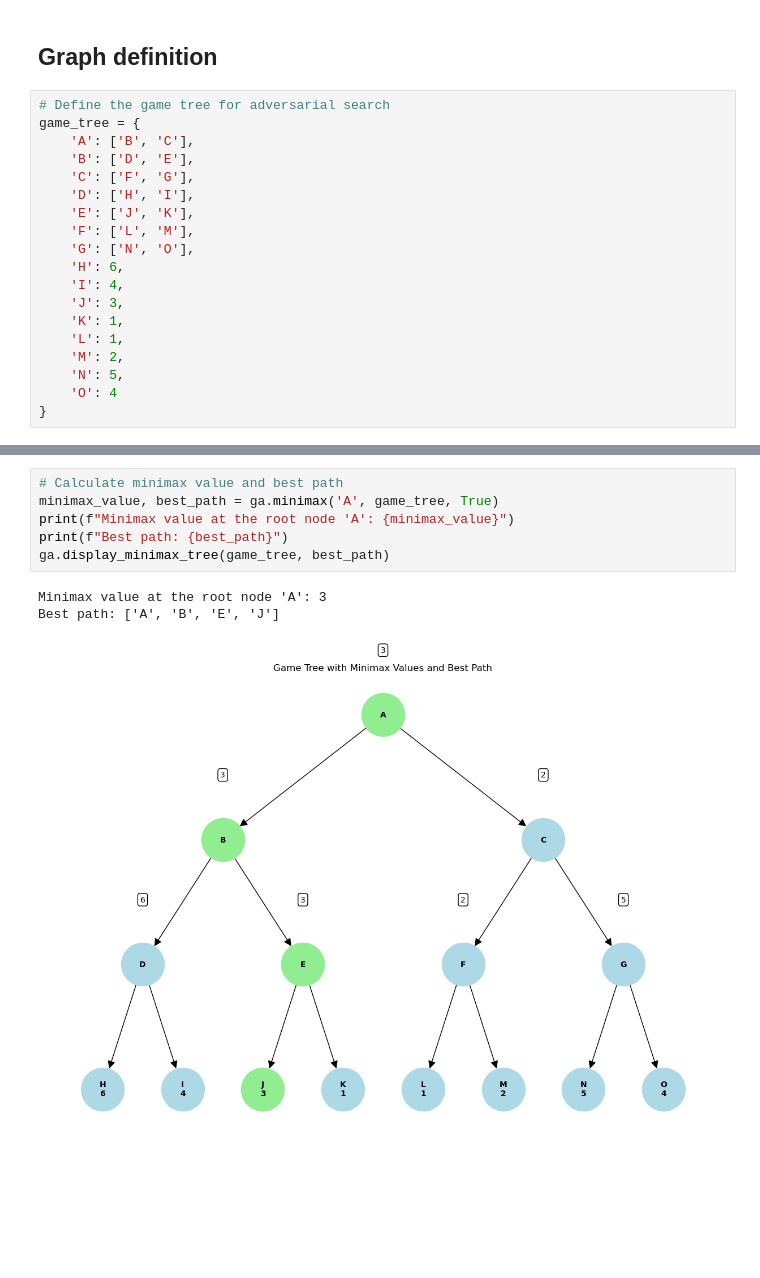
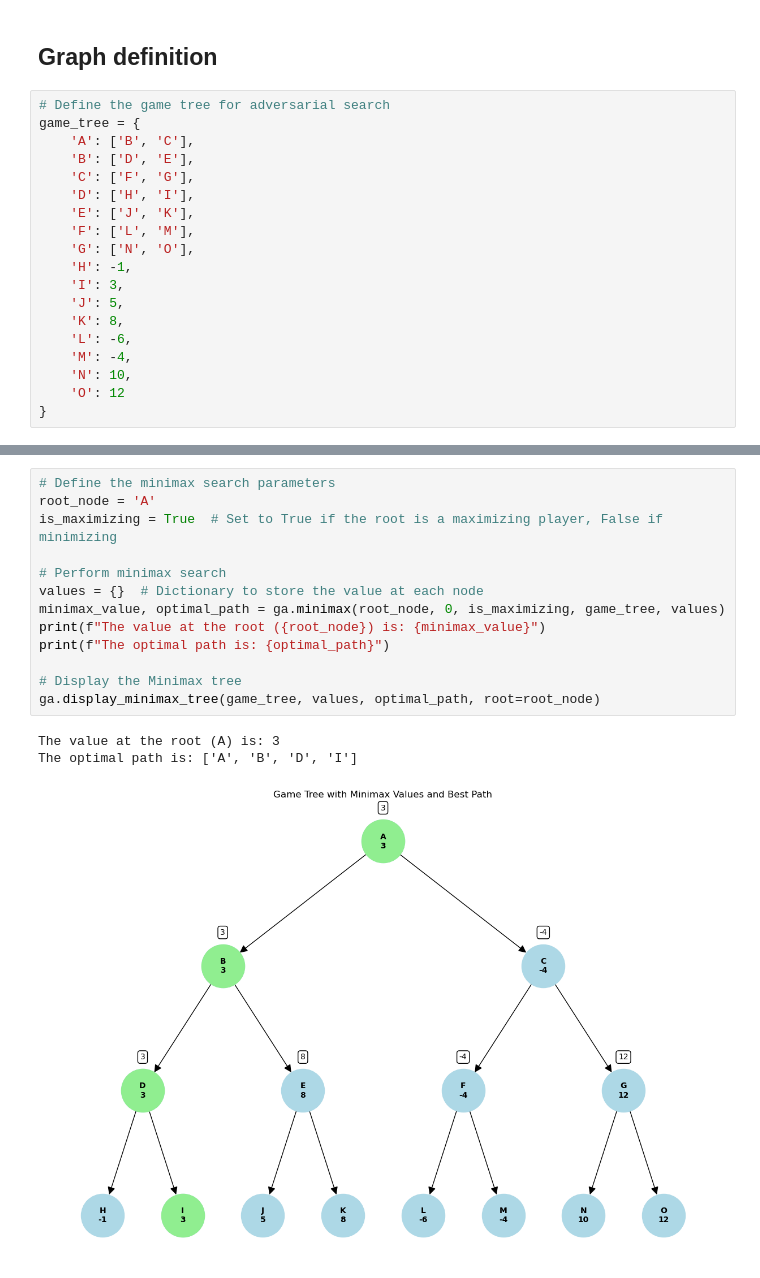
Before and after one commit to alpacfer/intro_to_ai, a Jupyter notebook: graphs_introai.ipynb, the cells around one changed output, grey strips where cells are left out. Drawn from its saved outputs; the diff is of its cells as text; blank space fills up the shorter version.

```diff
--- a/graphs_introai.ipynb
+++ b/graphs_introai.ipynb
@@ -302,13 +304,13 @@ game_tree = {
     'E': ['J', 'K'],
     'F': ['L', 'M'],
     'G': ['N', 'O'],
-    'H': 6,
-    'I': 4,
-    'J': 3,
-    'K': 1,
-    'L': 1,
-    'M': 2,
-    'N': 5,
-    'O': 4
+    'H': -1,
+    'I': 3,
+    'J': 5,
+    'K': 8,
+    'L': -6,
+    'M': -4,
+    'N': 10,
+    'O': 12
 }
 # %% [markdown]
@@ -316,10 +318,17 @@ game_tree = {
-# %%
-# Calculate minimax value and best path
-minimax_value, best_path = ga.minimax('A', game_tree, True)
-print(f"Minimax value at the root node 'A': {minimax_value}")
-print(f"Best path: {best_path}")
-ga.display_minimax_tree(game_tree, best_path)
-# %% [output]
-Minimax value at the root node 'A': 3
-Best path: ['A', 'B', 'E', 'J']
-[figure, removed]
+# %%
+# Define the minimax search parameters
+root_node = 'A'
+is_maximizing = True  # Set to True if the root is a maximizing player, False if minimizing
+
+# Perform minimax search
+values = {}  # Dictionary to store the value at each node
+minimax_value, optimal_path = ga.minimax(root_node, 0, is_maximizing, game_tree, values)
+print(f"The value at the root ({root_node}) is: {minimax_value}")
+print(f"The optimal path is: {optimal_path}")
+
+# Display the Minimax tree
+ga.display_minimax_tree(game_tree, values, optimal_path, root=root_node)
+# %% [output]
+The value at the root (A) is: 3
+The optimal path is: ['A', 'B', 'D', 'I']
+[figure, added]
```
Also changed, not shown: parts of 4 cells of this notebook.
